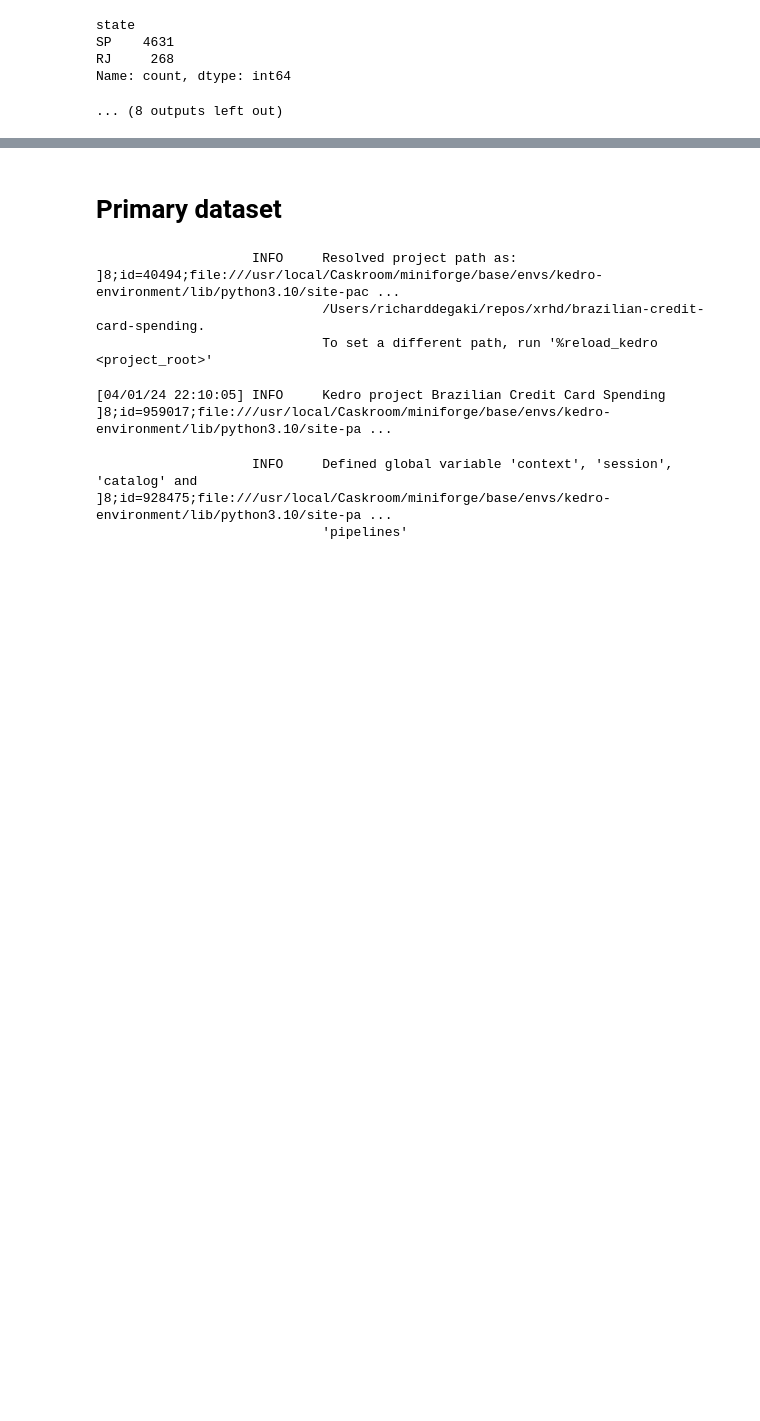
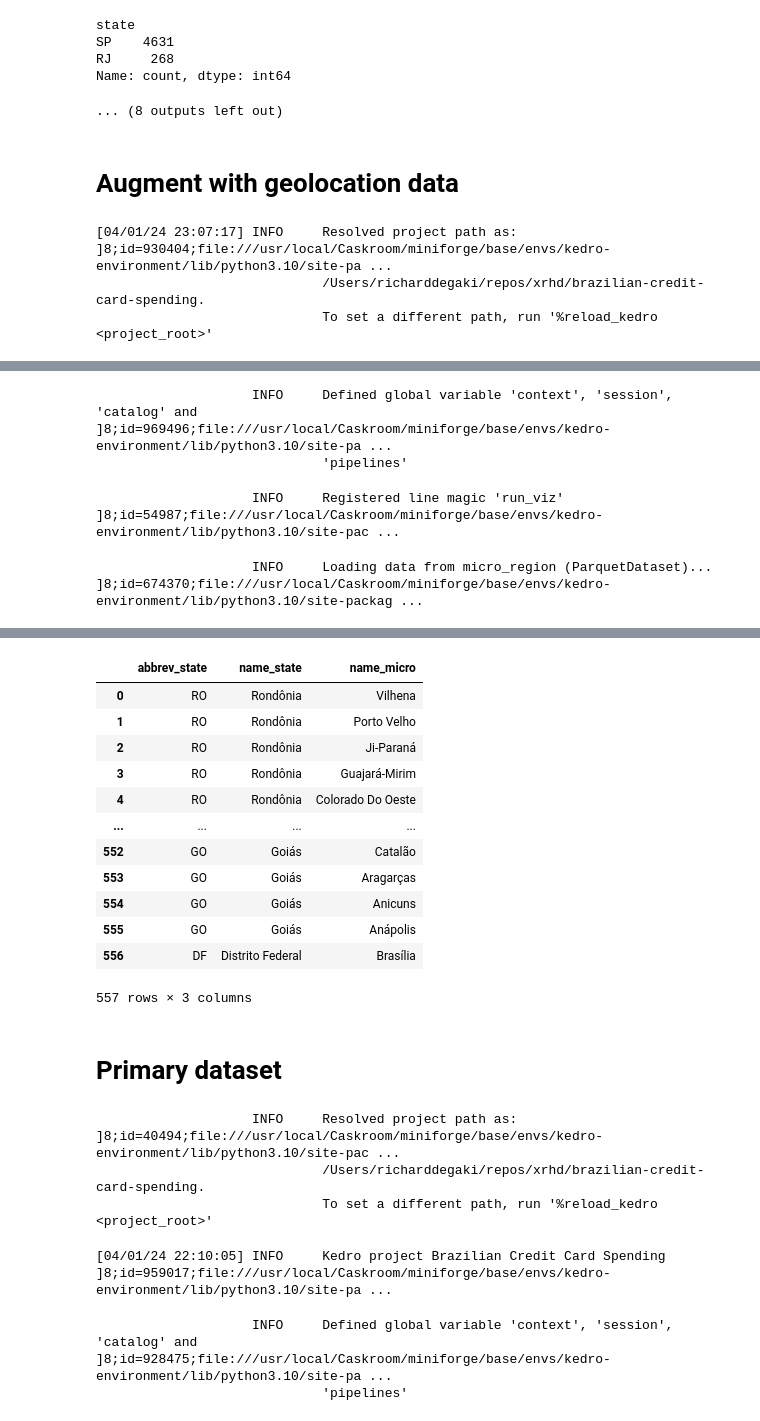
Before and after one commit to xrhd/brazilian-credit-card-spending, a Jupyter notebook: notebooks/01_Explore.ipynb, the cells around one changed output, grey strips where cells are left out. Saved outputs shown, nothing was run; the diff lists cells and outputs as text; code cells hidden in the pictures; blank space fills up the shorter version.

Commit message:
feat: Augment with geolocation data

```diff
--- a/notebooks/01_Explore.ipynb
+++ b/notebooks/01_Explore.ipynb
@@ -370,3 +370,14 @@ SP    4631
 RJ     268
 Name: count, dtype: int64
 ... (8 outputs left out)
+# %% [markdown]
+
+# Augment with geolocation data
+# %%
+%reload_kedro
+micro_region = catalog.load("micro_region")
+micro_region[['abbrev_state', 'name_state', 'name_micro']]
+# %% [output]
+[04/01/24 23:07:17] INFO     Resolved project path as:                                              ]8;id=930404;file:///usr/local/Caskroom/miniforge/base/envs/kedro-environment/lib/python3.10/site-pa ...
+                             /Users/richarddegaki/repos/xrhd/brazilian-credit-card-spending.
+                             To set a different path, run '%reload_kedro <project_root>'
@@ -372,0 +385,4 @@ Name: count, dtype: int64
+                    INFO     Defined global variable 'context', 'session', 'catalog' and            ]8;id=969496;file:///usr/local/Caskroom/miniforge/base/envs/kedro-environment/lib/python3.10/site-pa ...
+                             'pipelines'
+                    INFO     Registered line magic 'run_viz'                                        ]8;id=54987;file:///usr/local/Caskroom/miniforge/base/envs/kedro-environment/lib/python3.10/site-pac ...
+                    INFO     Loading data from micro_region (ParquetDataset)...                 ]8;id=674370;file:///usr/local/Caskroom/miniforge/base/envs/kedro-environment/lib/python3.10/site-packag ...
@@ -373,3 +390,16 @@ Name: count, dtype: int64
+|  | abbrev_state | name_state | name_micro |
+| 0 | RO | Rondônia | Vilhena |
+| 1 | RO | Rondônia | Porto Velho |
+| 2 | RO | Rondônia | Ji-Paraná |
+| 3 | RO | Rondônia | Guajará-Mirim |
+| 4 | RO | Rondônia | Colorado Do Oeste |
+| ... | ... | ... | ... |
+| 552 | GO | Goiás | Catalão |
+| 553 | GO | Goiás | Aragarças |
+| 554 | GO | Goiás | Anicuns |
+| 555 | GO | Goiás | Anápolis |
+| 556 | DF | Distrito Federal | Brasília |
+557 rows × 3 columns
 # %% [markdown]
 # Primary dataset
 # %%
```
Also changed, not shown: parts of 3 cells of this notebook, 4 other files.
